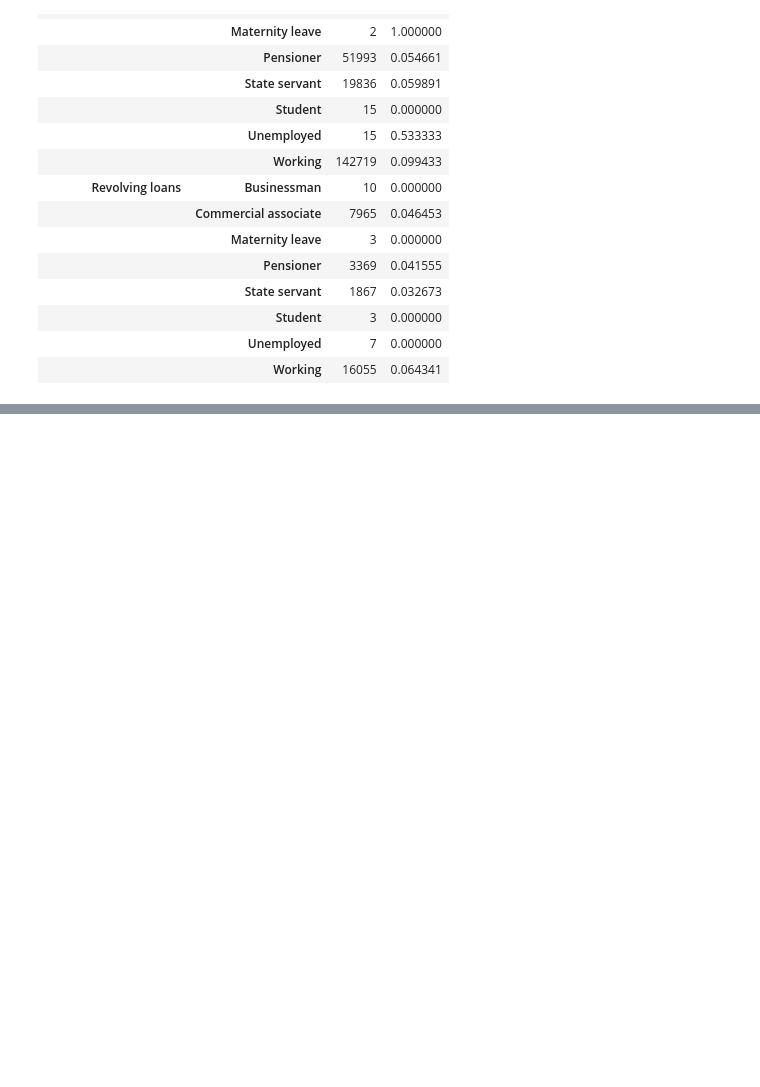
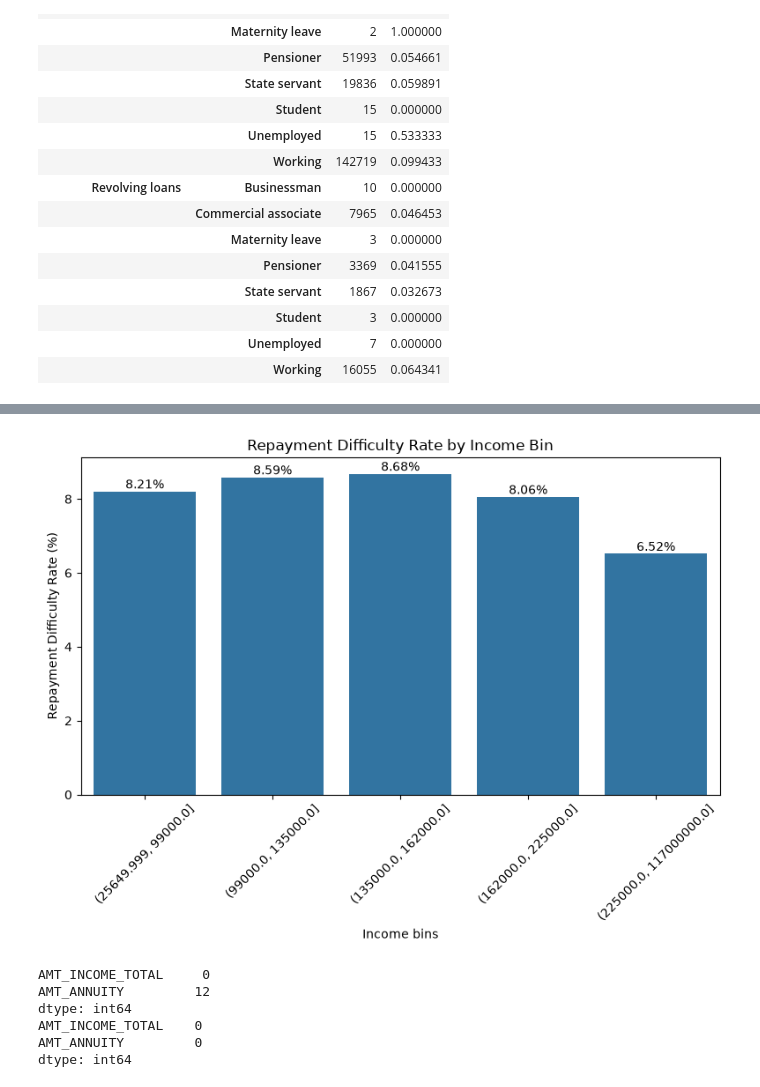
Before and after one commit to Tural-Kazimov/home-credit-default-risk, a Jupyter notebook: main.ipynb, the cells around one changed output, grey strips where cells are left out. Saved outputs shown, nothing was run; the diff lists cells and outputs as text; code cells hidden in the pictures; blank space fills up the shorter version.

Commit message:
Update EDA and add financial burden analysis

```diff
--- a/main.ipynb
+++ b/main.ipynb
@@ -395,0 +457,3 @@ plot_data_1[['NAME_INCOME_TYPE', 'NAME_CONTRACT_TYPE']]
+# %%
+income_analysis = data[['SK_ID_CURR', 'AMT_INCOME_TOTAL', 'TARGET']].copy()
+income_analysis
@@ -395,0 +474,7 @@ plot_data_1[['NAME_INCOME_TYPE', 'NAME_CONTRACT_TYPE']]
+# %%
+income_analysis['income_bin'] = pd.qcut(
+    income_analysis['AMT_INCOME_TOTAL'],
+    q = 5
+)
+
+income_analysis['income_bin'].value_counts().reset_index()
@@ -395,0 +532,7 @@ plot_data_1[['NAME_INCOME_TYPE', 'NAME_CONTRACT_TYPE']]
+# %%
+plot_data_2 = income_analysis.groupby('income_bin')['TARGET'].agg(
+    ['count', 'mean']
+    ).reset_index()
+
+plot_data_2['repayment_difficult_rate'] = plot_data_2['mean']*100
+plot_data_2
@@ -395,0 +546,44 @@ plot_data_1[['NAME_INCOME_TYPE', 'NAME_CONTRACT_TYPE']]
+# %%
+# Creation of plot
+plt.figure(figsize = (8, 6))
+
+ax_2 = sns.barplot(data = plot_data_2,
+                   x = 'income_bin',
+                   y = 'repayment_difficult_rate')
+
+for container in ax_2.containers:
+    ax_2.bar_label(container, fmt='%.2f%%')
+
+plt.title('Repayment Difficulty Rate by Income Bin')
+plt.xlabel('Income bins')
+plt.ylabel('Repayment Difficulty Rate (%)')
+plt.xticks(rotation=45)
+plt.tight_layout()
+
+# Saving plot
+plt.savefig(
+    'outputs/figures/repayment_difficulty_rate_by_income_bin.png',
+    dpi=300,
+    bbox_inches='tight'
+)
+
+#Saving table
+plot_data_2.to_csv(
+    'outputs/tables/repayment_difficulty_rate_by_income_bin.csv',
+    index=False
+)
+
+plt.show()
+# %% [output]
+[figure, added]
+# %%
+# Распределение таргета по финансовой нагрузке (AMT_INCOME_TOTAL, AMT_ANNUITY)
+print(data[['AMT_INCOME_TOTAL', 'AMT_ANNUITY']].isna().sum()) # Проверка, есть ли пропуски
+print((data[['AMT_INCOME_TOTAL', 'AMT_ANNUITY']] == 0).sum()) # Проверка, есть ли нули
+# %% [output]
+AMT_INCOME_TOTAL     0
+AMT_ANNUITY         12
+dtype: int64
+AMT_INCOME_TOTAL    0
+AMT_ANNUITY         0
+dtype: int64
```
Also changed, not shown: parts of 49 cells of this notebook, 5 other files.
